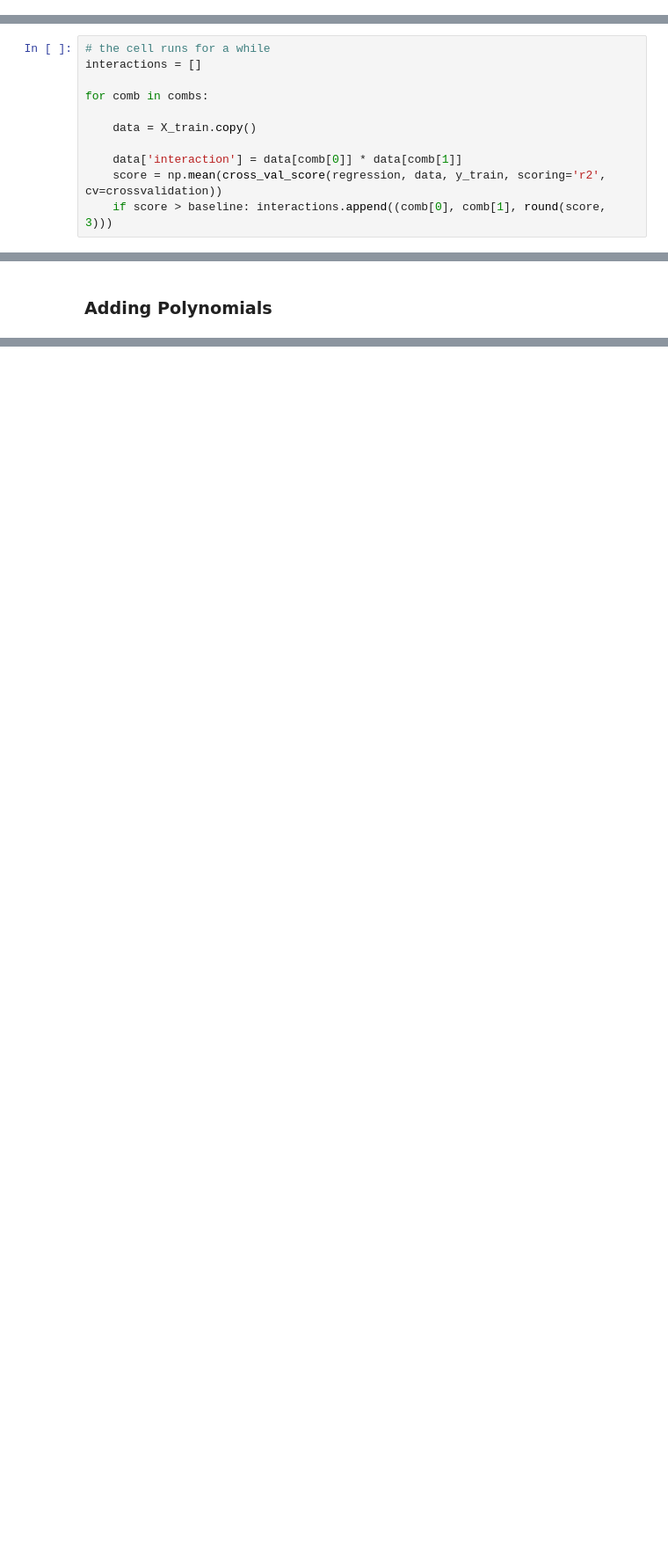
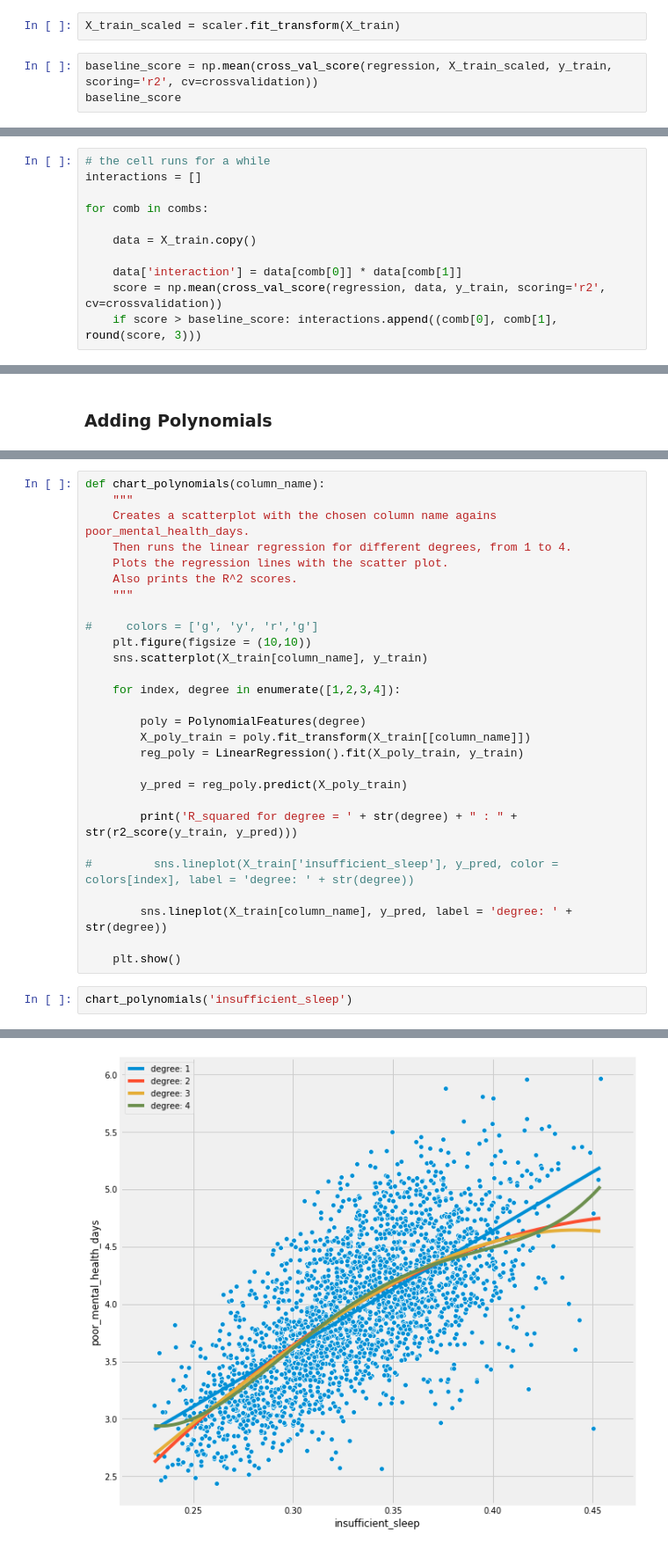
Before and after one commit to MatePocs/US_County_Health, a Jupyter notebook: index.ipynb, the cells around one changed output, grey strips where cells are left out. Shown at 88% size. Drawn from its saved outputs; the diff is of its cells as text; blank space fills up the shorter version.

Commit message:
index upload

```diff
--- a/index.ipynb
+++ b/index.ipynb
@@ -524,0 +546,5 @@ Using the K-Fold method, we check the model's performance on the different valid
+# %%
+X_train_scaled = scaler.fit_transform(X_train)
+# %%
+baseline_score = np.mean(cross_val_score(regression, X_train_scaled, y_train, scoring='r2', cv=crossvalidation))
+baseline_score
@@ -538,7 +568,7 @@ for comb in combs:
 
     data['interaction'] = data[comb[0]] * data[comb[1]]
     score = np.mean(cross_val_score(regression, data, y_train, scoring='r2', cv=crossvalidation))
-    if score > baseline: interactions.append((comb[0], comb[1], round(score, 3)))
+    if score > baseline_score: interactions.append((comb[0], comb[1], round(score, 3)))
 # %% [markdown]
 We decided to add the top 10 interaction pairs and see how they improve the model.
 # %%
@@ -626,0 +729,31 @@ In this section, we are adding the polynomial combinations of the variables, and
+# %%
+def chart_polynomials(column_name):
+    """
+    Creates a scatterplot with the chosen column name agains poor_mental_health_days.
+    Then runs the linear regression for different degrees, from 1 to 4.
+    Plots the regression lines with the scatter plot.
+    Also prints the R^2 scores.
+    """
+
+#     colors = ['g', 'y', 'r','g']
+    plt.figure(figsize = (10,10))
+    sns.scatterplot(X_train[column_name], y_train)
+
+    for index, degree in enumerate([1,2,3,4]):
+
+        poly = PolynomialFeatures(degree)
+        X_poly_train = poly.fit_transform(X_train[[column_name]])
+        reg_poly = LinearRegression().fit(X_poly_train, y_train)
+
+        y_pred = reg_poly.predict(X_poly_train)
+
+        print('R_squared for degree = ' + str(degree) + " : " + str(r2_score(y_train, y_pred)))
+
+#         sns.lineplot(X_train['insufficient_sleep'], y_pred, color = colors[index], label = 'degree: ' + str(degree))
+
+        sns.lineplot(X_train[column_name], y_pred, label = 'degree: ' + str(degree))
+
+    plt.show()
+# %%
+chart_polynomials('insufficient_sleep')
+# %% [output]
@@ -626,0 +764 @@ In this section, we are adding the polynomial combinations of the variables, and
+[figure, added]
```
Also changed, not shown: parts of 87 cells of this notebook, 1 other file.
